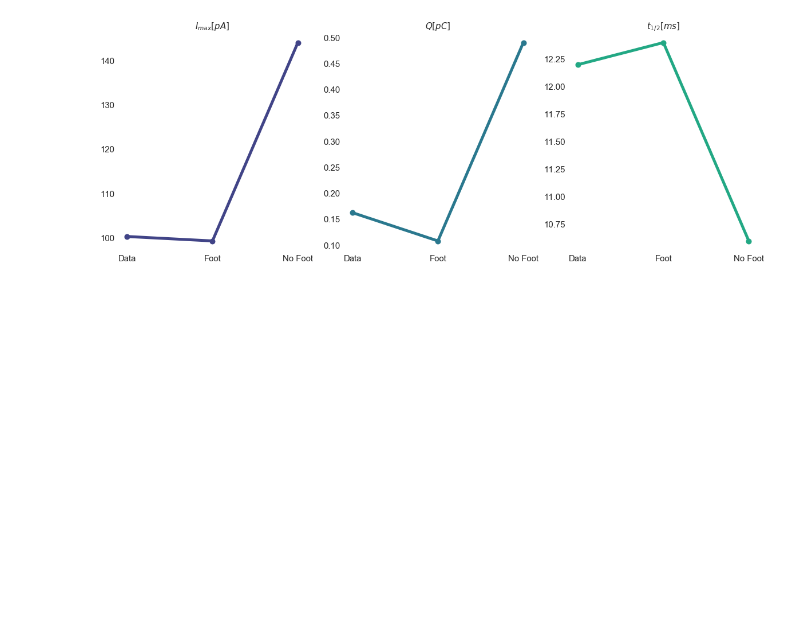
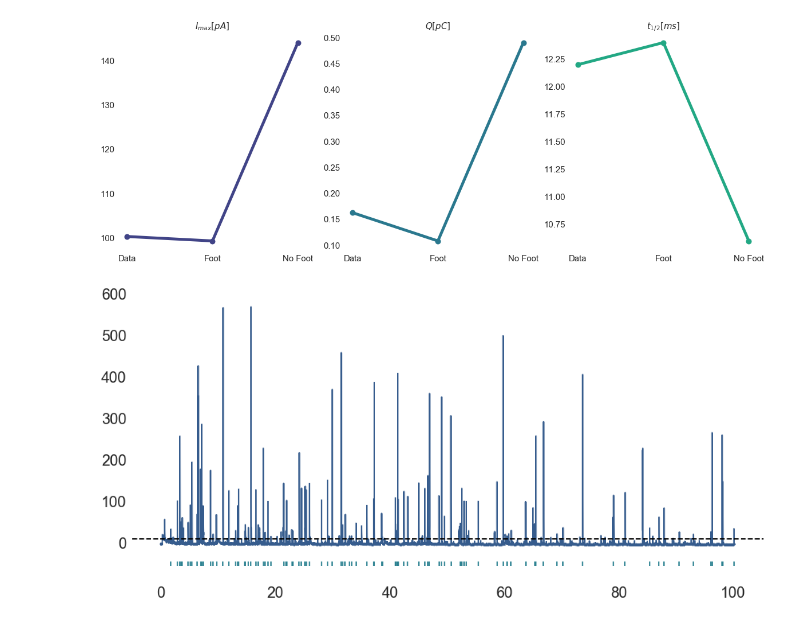
Before and after one commit to jpalma-espinosa/Amperometria-UV, a Jupyter notebook: datos/Registro/ntbk/analisis con pandas.ipynb, the cells around one changed output. Cells and saved outputs as stored; diff of their text form; code cells hidden in the pictures; blank space fills up the shorter version.

```diff
--- a/datos/Registro/ntbk/analisis con pandas.ipynb
+++ b/datos/Registro/ntbk/analisis con pandas.ipynb
@@ -273,0 +281,20 @@ plt.show()
+# %%
+fig, axes = plt.subplots(1,1,figsize=(15, 7), sharey=True)
+color = sns.color_palette("viridis", n_colors=6)
+
+
+axes.plot(recording[:,0], recording[:,1], color = color[1])
+axes.grid('off')
+axes.set_facecolor('white')
+axes.axhline(10, ls = '--', color = 'black')
+
+axes.eventplot(df['t_peak'], lineoffsets=-50, color = color[2], linelengths=10)
+
+
+for tick in axes.xaxis.get_major_ticks():
+                        tick.label.set_fontsize(20)
+for tick in axes.yaxis.get_major_ticks():
+                        tick.label.set_fontsize(20)
+plt.show()
+# %% [output]
+[figure, added]
```
Also changed, not shown: parts of 10 cells of this notebook, 30 other files.
